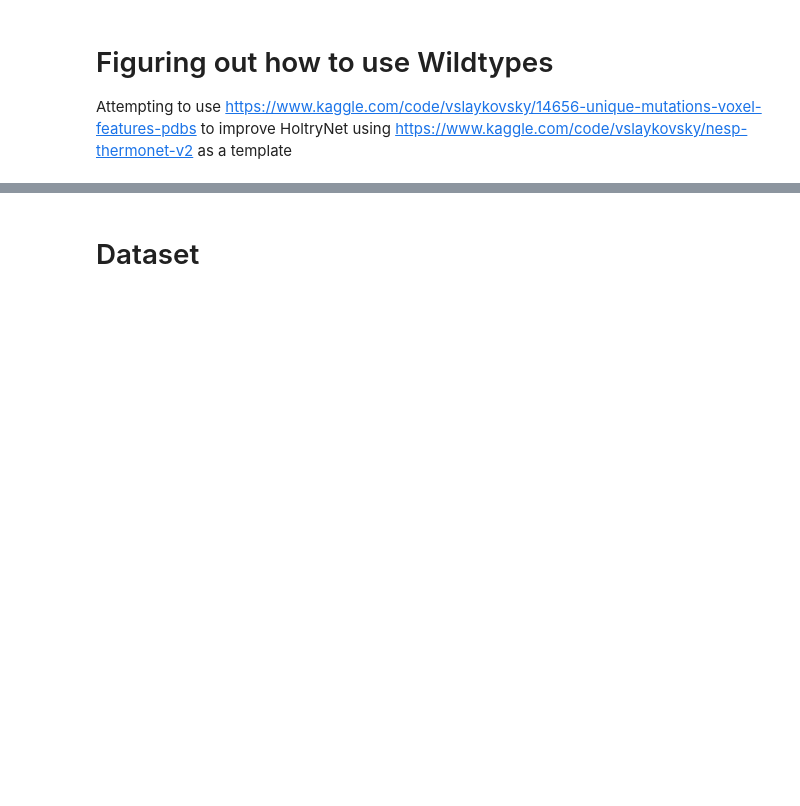
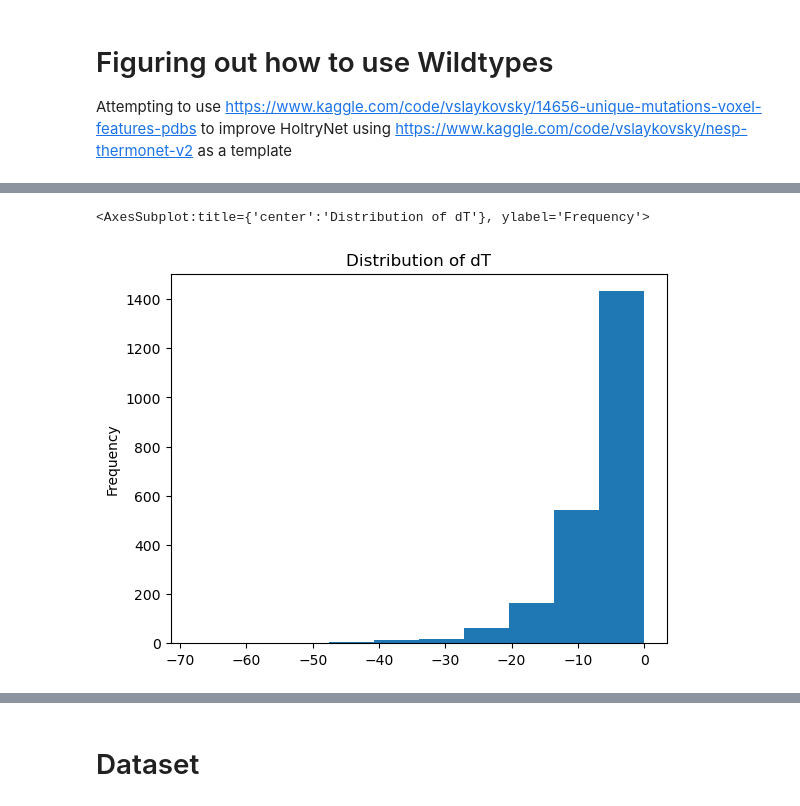
Before and after one commit to Zachary-Harrison/Truth-NESP, a Jupyter notebook: models/HoltryNet3d.ipynb, the cells around one changed output, grey strips where cells are left out. Saved outputs shown, nothing was run; the diff lists cells and outputs as text; code cells hidden in the pictures; blank space fills up the shorter version.

```diff
--- a/models/HoltryNet3d.ipynb
+++ b/models/HoltryNet3d.ipynb
@@ -162,0 +150,5 @@ Keeping destabilizing mutations only
+# %%
+df_train.dT.plot.hist(title='Distribution of dT')
+# %% [output]
+<AxesSubplot:title={'center':'Distribution of dT'}, ylabel='Frequency'>
+[figure, added]
```
Also changed, not shown: parts of 14 cells of this notebook.
